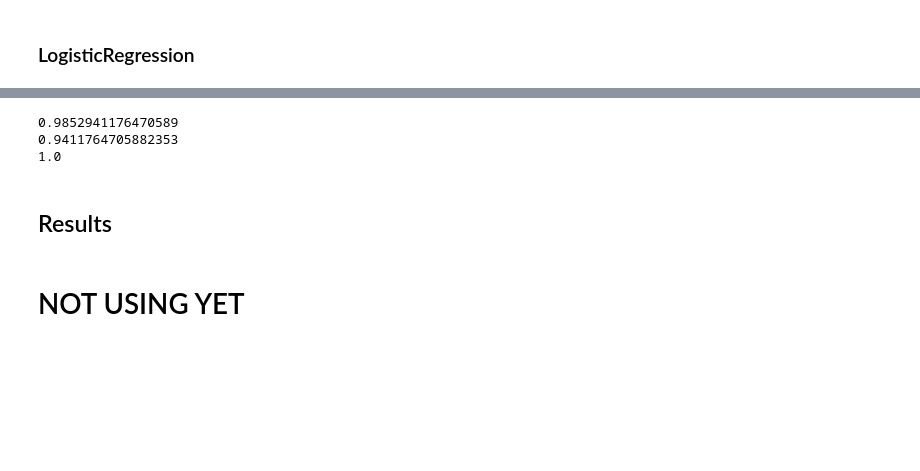
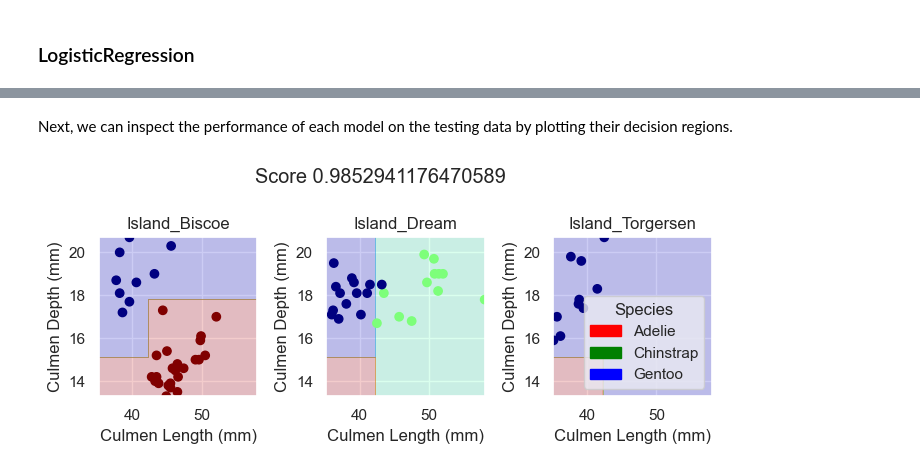
Before and after one commit to KatieMacalintal/KatieMacalintal.github.io, a Jupyter notebook: posts/palmer-penguins/index.ipynb, the cells around one changed output, grey strips where cells are left out. Drawn from its saved outputs; the diff is of its cells as text; code cells hidden in the pictures; blank space fills up the shorter version.

```diff
--- a/posts/palmer-penguins/index.ipynb
+++ b/posts/palmer-penguins/index.ipynb
@@ -272,17 +299,9 @@ qual_names: Index(['Island_Biscoe', 'Island_Dream', 'Island_Torgersen'], dtype='
 test_url = "https://raw.githubusercontent.com/middlebury-csci-0451/CSCI-0451/main/data/palmer-penguins/test.csv"
 test = pd.read_csv(test_url)
 X_test, y_test = prepare_data(test)
+# %% [markdown]
+Next, we can inspect the performance of each model on the testing data by plotting their decision regions.
 # %%
-print(DTC.score(X_test[features], y_test))
-print(svc.score(X_test[features], y_test))
-print(LR.score(X_test[features], y_test))
-# YOU GET 100% TESTING ACCURACY WITH QUANTATIVE culmen length and culmen depth
-# Show graphs
+plot_regions(DTC, X_test[features], y_test)
 # %% [output]
-0.9852941176470589
-0.9411764705882353
-1.0
+[figure, added]
-# %% [markdown]
-## Results
-# %% [markdown]
-# NOT USING YET
```
Also changed, not shown: parts of 29 cells of this notebook, 14 other files.
